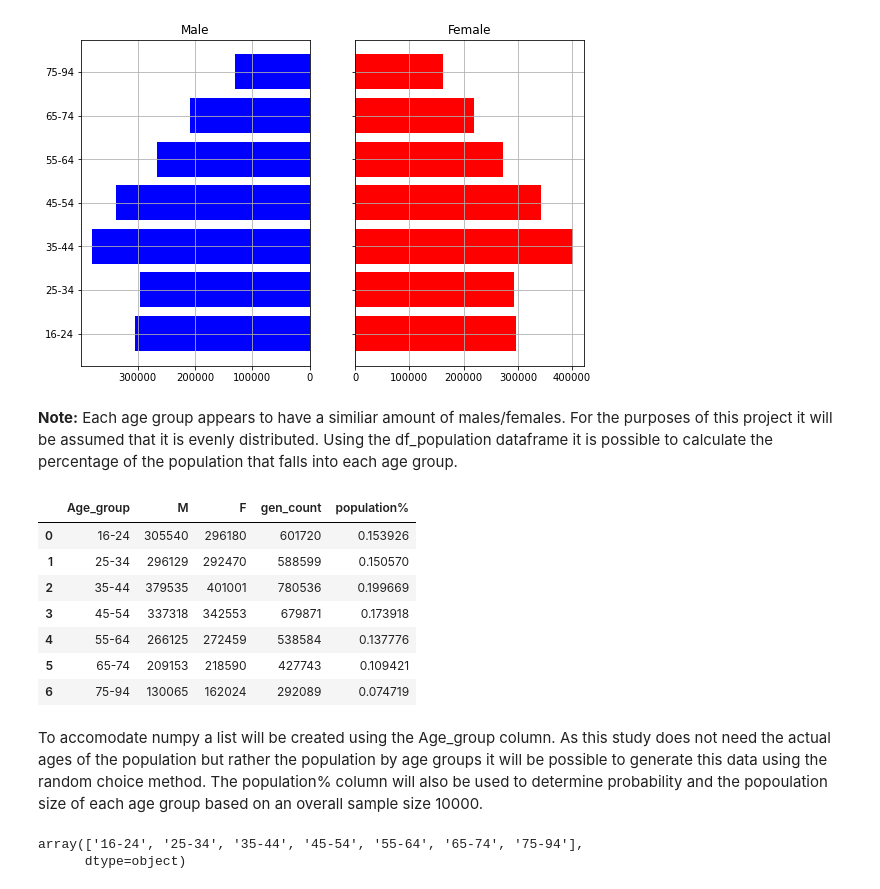
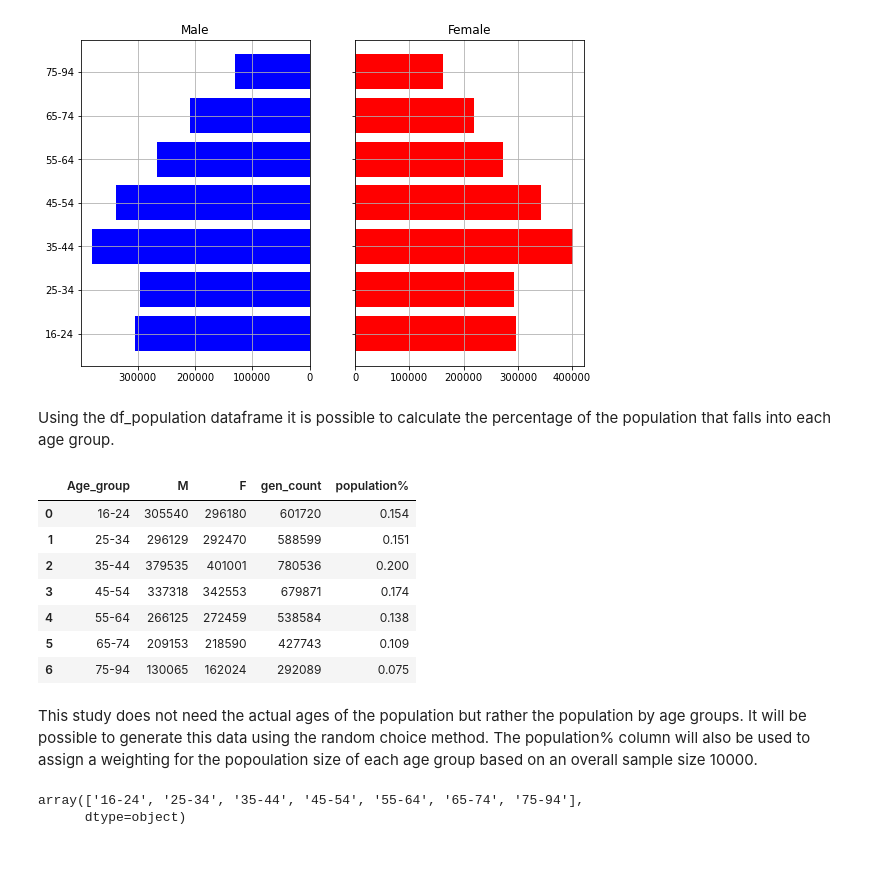
Before and after one commit to juliandunne1234/pada_project_g00267940, a Jupyter notebook: dataset_simulation_project.ipynb, the cells around one changed output. Drawn from its saved outputs; the diff is of its cells as text; code cells hidden in the pictures; blank space fills up the shorter version.

```diff
--- a/dataset_simulation_project.ipynb
+++ b/dataset_simulation_project.ipynb
@@ -123,23 +124,25 @@ plt.show()
 # %% [output]
 [figure]
 # %% [markdown]
-<b>Note:</b> Each age group appears to have a similiar amount of males/females. For the purposes of this project it will be assumed that it is evenly distributed. Using the df_population dataframe it is possible to calculate the percentage of the population that falls into each age group.
+Using the df_population dataframe it is possible to calculate the percentage of the population that falls into each age group.
 # %%
 #Combine male/female population for each age group and show as percentage of population
 df_population['gen_count'] = df_population['M'] + df_population['F']
-df_population['population%'] = df_population['gen_count']/df_population['gen_count'].sum()
+
+#round population percentage to 3 decimal places
+df_population['population%'] = round(df_population['gen_count']/df_population['gen_count'].sum(), 3)
 df_population
 # %% [output]
 |  | Age_group | M | F | gen_count | population% |
-| 0 | 16-24 | 305540 | 296180 | 601720 | 0.153926 |
-| 1 | 25-34 | 296129 | 292470 | 588599 | 0.150570 |
-| 2 | 35-44 | 379535 | 401001 | 780536 | 0.199669 |
-| 3 | 45-54 | 337318 | 342553 | 679871 | 0.173918 |
-| 4 | 55-64 | 266125 | 272459 | 538584 | 0.137776 |
-| 5 | 65-74 | 209153 | 218590 | 427743 | 0.109421 |
-| 6 | 75-94 | 130065 | 162024 | 292089 | 0.074719 |
+| 0 | 16-24 | 305540 | 296180 | 601720 | 0.154 |
+| 1 | 25-34 | 296129 | 292470 | 588599 | 0.151 |
+| 2 | 35-44 | 379535 | 401001 | 780536 | 0.200 |
+| 3 | 45-54 | 337318 | 342553 | 679871 | 0.174 |
+| 4 | 55-64 | 266125 | 272459 | 538584 | 0.138 |
+| 5 | 65-74 | 209153 | 218590 | 427743 | 0.109 |
+| 6 | 75-94 | 130065 | 162024 | 292089 | 0.075 |
 # %% [markdown]
-To accomodate numpy a list will be created using the Age_group column. As this study does not need the actual ages of the population but rather the population by age groups it will be possible to generate this data using the random choice method. The population% column will also be used to determine probability and the popoulation size of each age group based on an overall sample size 10000.
+This study does not need the actual ages of the population but rather the population by age groups. It will be possible to generate this data using the random choice method. The population% column will also be used to assign a weighting for the popoulation size of each age group based on an overall sample size 10000.
 # %%
 age_list = df_population['Age_group'].to_numpy()
 age_list
```
Also changed, not shown: parts of 20 cells of this notebook.
